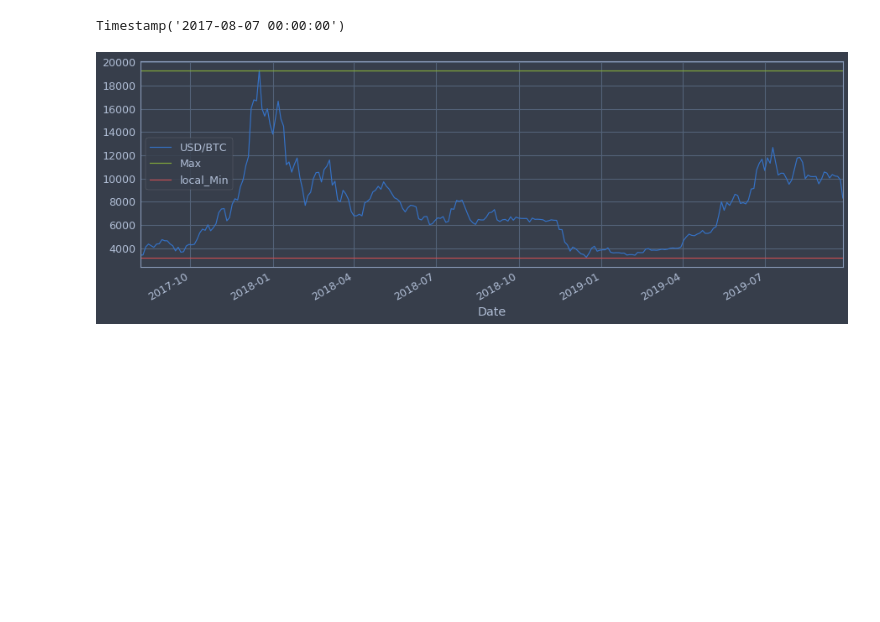
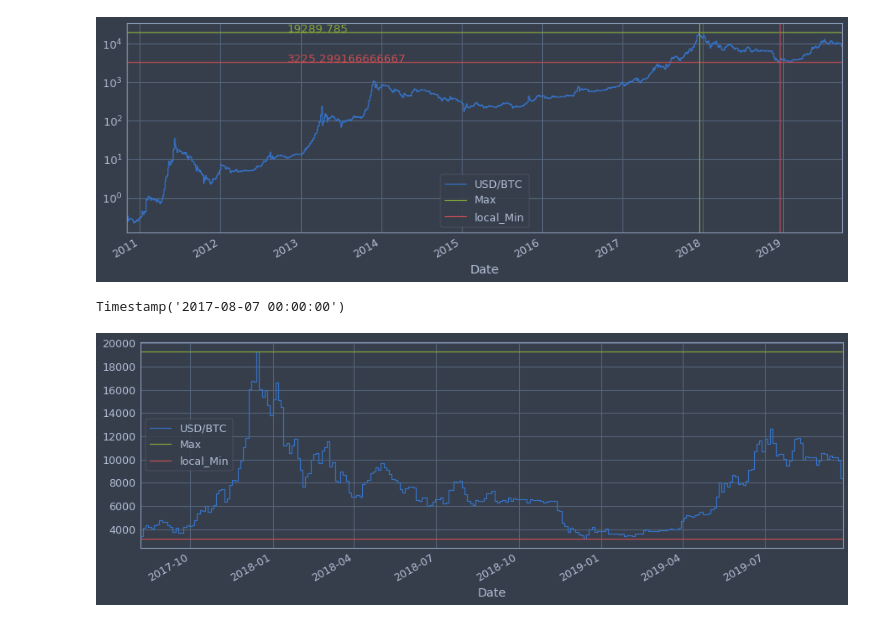
Before and after one commit to pcjedi/notebooks, a Jupyter notebook: bcoin.ipynb, the cells around one changed output. Saved outputs shown, nothing was run; the diff lists cells and outputs as text; code cells hidden in the pictures; blank space fills up the shorter version.

```diff
--- a/bcoin.ipynb
+++ b/bcoin.ipynb
@@ -26,22 +27,20 @@ df = df.append({'x':ct.timestamp(), 'y':cp}, ignore_index=True)
 df.columns = ['Date','USD/BTC']
 df["Date"] = pd.to_datetime(df["Date"], unit='s')
 df=df.set_index("Date")
+
+df['Max'] = df['USD/BTC'].max()
+imax = df['USD/BTC'].idxmax()
+df['local_Min'] = df['USD/BTC'][imax:].min()
 # %%
-jtplot.style(theme='onedork')
-pylab.rcParams['figure.figsize'] = (15, 5)
+ax = df["2010-11":].plot(logy=True, drawstyle="steps", figsize=(15, 5))
 
-df['Max'] = df['USD/BTC'].max()
-mi = df['USD/BTC'].idxmax()
-df['local_Min'] = df['USD/BTC'][mi:].min()
-df["2010-11":].plot(logy=True)
-
-plt.annotate(df['USD/BTC'][mi],xy=("2012-11",df["USD/BTC"][mi]),color='g')
-plt.axvline(mi,color='g')
+ax.annotate(df['USD/BTC'][imax], xy=("2012-11",df["USD/BTC"][imax]), color='g')
+ax.axvline(imax, color='g')
 
 
-lmi=df['USD/BTC'][mi:].idxmin()
-plt.annotate(df['USD/BTC'][lmi],xy=("2010-11",df["USD/BTC"][lmi]),color='r')
-plt.axvline(lmi,color='r')
+lmi = df['USD/BTC'][imax:].idxmin()
+ax.annotate(df['USD/BTC'][lmi], xy=("2012-11",df["USD/BTC"][lmi]), color='r')
+ax.axvline(lmi, color='r')
 
 df['USD/BTC'].tail()
 # %% [output]
@@ -48,0 +54 @@ ValueError: Length mismatch: Expected axis has 3 elements, new values have 2 ele
+[figure, added]
```
Also changed, not shown: parts of 9 cells of this notebook.
